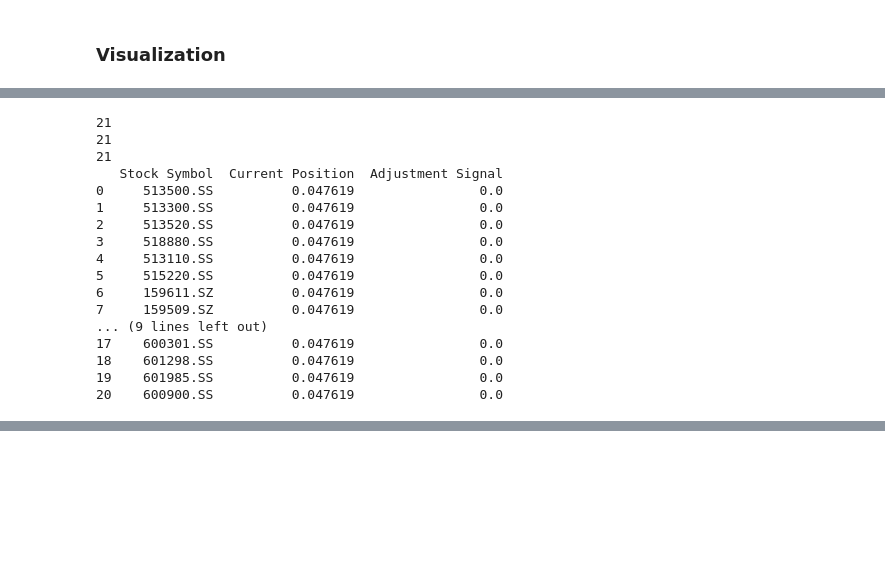
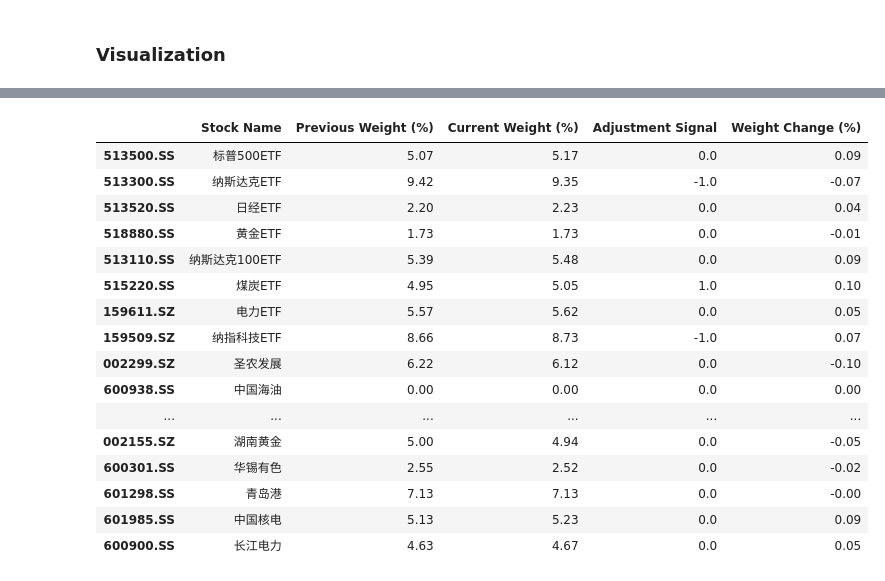
Before and after one commit to Yiyang-Xu/Arbitrage, a Jupyter notebook: Portfolio_Optimization.ipynb, the cells around one changed output, grey strips where cells are left out. Drawn from its saved outputs; the diff is of its cells as text; code cells hidden in the pictures; blank space fills up the shorter version.

```diff
--- a/Portfolio_Optimization.ipynb
+++ b/Portfolio_Optimization.ipynb
@@ -494,17 +534,24 @@ def plot_adjustment_heatmap(dates, adjustments, stock_names):
     plt.show()
 
 # 仓位调整表格
-def display_position_table(stock_symbols, final_weights, adjustments):
-    print(len(stock_symbols))
-    print(len(final_weights))
-    print(len(adjustments[-1]))
+def display_position_table(stock_names, positions, stock_prices, adjustments):
+    current_stock_val = positions[-1] * stock_prices.iloc[-1]
+    previous_stock_val = positions[-2] * stock_prices.iloc[-2]
+    total_current = current_stock_val.sum(axis=0)
+    total_previous = previous_stock_val.sum(axis=0)
+
+    current_weights = current_stock_val / total_current
+    previous_weights = previous_stock_val / total_previous
+    weight_changes = (current_weights - previous_weights) * 100
     data = {
-        "Stock Symbol": stock_symbols,
-        "Current Position": final_weights,
-        "Adjustment Signal": adjustments[-1]  # 显示最新的调整信号
+        'Stock Name': stock_names,
+        'Previous Weight (%)': np.round(previous_weights * 100, 2),
+        'Current Weight (%)': np.round(current_weights * 100, 2),
+        'Adjustment Signal': adjustments[-1],
+        'Weight Change (%)': np.round(weight_changes, 2)
     }
     df = pd.DataFrame(data)
-    print(df)
+    return df
 # %%
 plot_historical_positions(dates, positions, stock_names, stock_prices)
 # %%
@@ -520,20 +567,6 @@ plot_adjustment_heatmap(dates, adjustments, stock_names)
-# %%
-display_position_table(stock_symbols, weights, adjustments)
-# %% [output]
-21
-21
-21
-   Stock Symbol  Current Position  Adjustment Signal
-0     513500.SS          0.047619                0.0
-1     513300.SS          0.047619                0.0
-2     513520.SS          0.047619                0.0
-3     518880.SS          0.047619                0.0
-4     513110.SS          0.047619                0.0
-5     515220.SS          0.047619                0.0
-6     159611.SZ          0.047619                0.0
-7     159509.SZ          0.047619                0.0
-... (9 lines left out)
-17    600301.SS          0.047619                0.0
-18    601298.SS          0.047619                0.0
-19    601985.SS          0.047619                0.0
-20    600900.SS          0.047619                0.0
+# %%
+position_table = display_position_table(stock_names, positions, stock_prices, adjustments)
+print(dates[-1])
+print(f'今日盈亏：{round(portfolio_values[-1] - portfolio_values[-2], 2)}, 盈亏比例：{round((portfolio_values[-1] - portfolio_values[-2])/portfolio_values[-1] * 100, 2)}%')
+position_table
+# %% [output]
@@ -539,0 +575,17 @@ display_position_table(stock_symbols, weights, adjustments)
+|  | Stock Name | Previous Weight (%) | Current Weight (%) | Adjustment Signal | Weight Change (%) |
+| 513500.SS | 标普500ETF | 5.07 | 5.17 | 0.0 | 0.09 |
+| 513300.SS | 纳斯达克ETF | 9.42 | 9.35 | -1.0 | -0.07 |
+| 513520.SS | 日经ETF | 2.20 | 2.23 | 0.0 | 0.04 |
+| 518880.SS | 黄金ETF | 1.73 | 1.73 | 0.0 | -0.01 |
+| 513110.SS | 纳斯达克100ETF | 5.39 | 5.48 | 0.0 | 0.09 |
+| 515220.SS | 煤炭ETF | 4.95 | 5.05 | 1.0 | 0.10 |
+| 159611.SZ | 电力ETF | 5.57 | 5.62 | 0.0 | 0.05 |
+| 159509.SZ | 纳指科技ETF | 8.66 | 8.73 | -1.0 | 0.07 |
+| 002299.SZ | 圣农发展 | 6.22 | 6.12 | 0.0 | -0.10 |
+| 600938.SS | 中国海油 | 0.00 | 0.00 | 0.0 | 0.00 |
+| ... | ... | ... | ... | ... | ... |
+| 002155.SZ | 湖南黄金 | 5.00 | 4.94 | 0.0 | -0.05 |
+| 600301.SS | 华锡有色 | 2.55 | 2.52 | 0.0 | -0.02 |
+| 601298.SS | 青岛港 | 7.13 | 7.13 | 0.0 | -0.00 |
+| 601985.SS | 中国核电 | 5.13 | 5.23 | 0.0 | 0.09 |
+| 600900.SS | 长江电力 | 4.63 | 4.67 | 0.0 | 0.05 |
```
Also changed, not shown: parts of 11 cells of this notebook.
